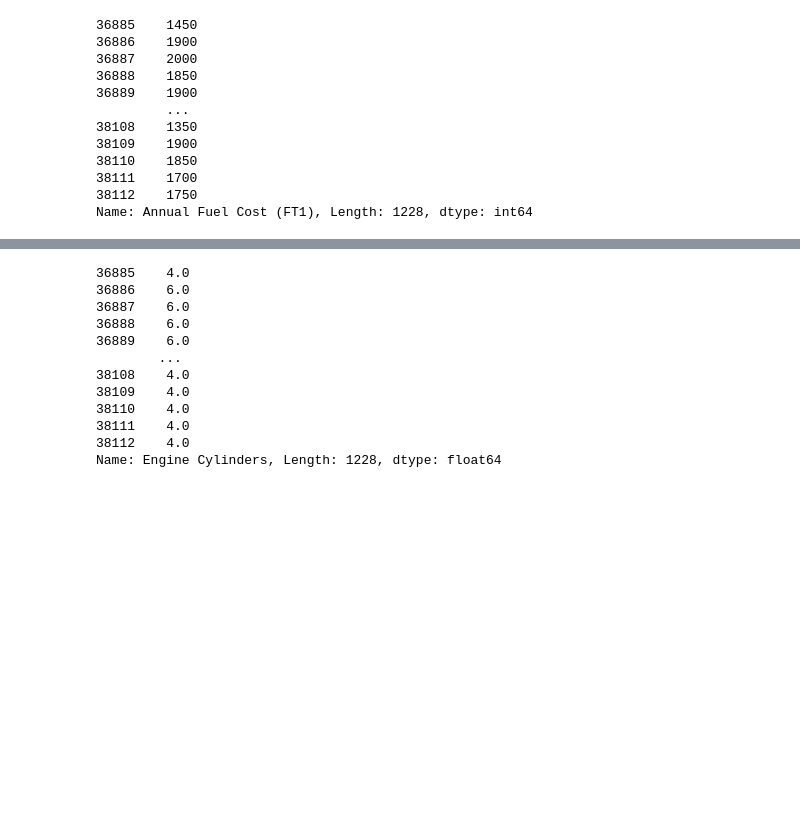
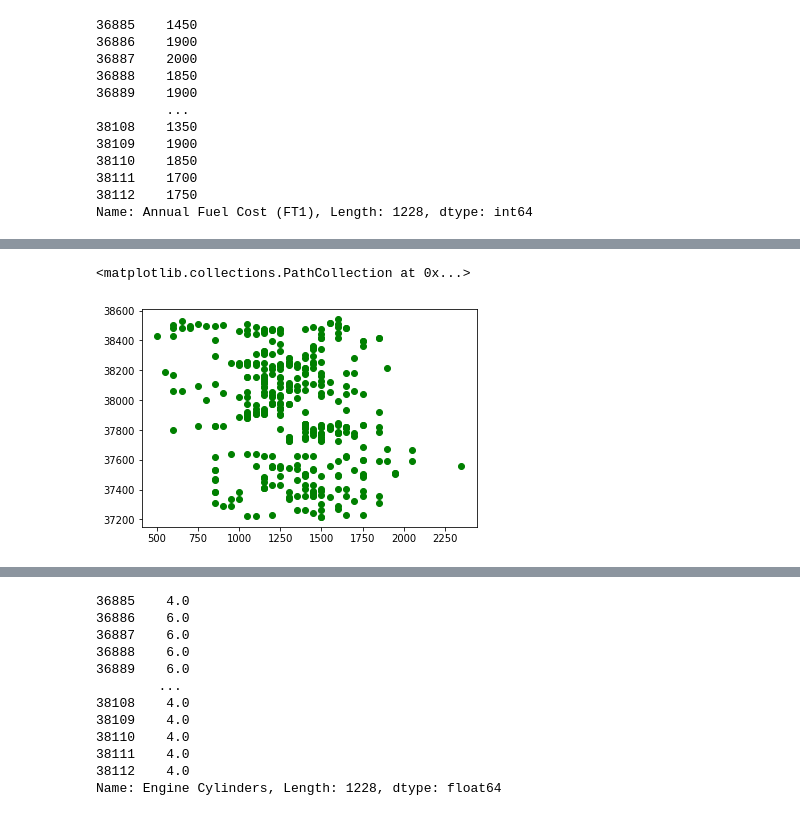
Before and after one commit to geraldwattsthethird/Fuel-Cost-Analysis, a Jupyter notebook: Fuel_Cost.ipynb, the cells around one changed output, grey strips where cells are left out. Drawn from its saved outputs; the diff is of its cells as text; code cells hidden in the pictures; blank space fills up the shorter version.

```diff
--- a/Fuel_Cost.ipynb
+++ b/Fuel_Cost.ipynb
@@ -397,0 +359,8 @@ Name: Drive, Length: 1228, dtype: object
+# %%
+drive_2017 = cleaned_data2.replace({'4-Wheel Drive' : 'All-Wheel Drive',
+                                 'Part-time 4-Wheel Drive': 'All-Wheel Drive'})
+drive_2017
+
+front = drive_2017.loc[drive_2017['Drive'] == 'Front-Wheel Drive']
+all_wh = drive_2017.loc[drive_2017['Drive'] == 'All-Wheel Drive']
+rear = drive_2017.loc[drive_2017['Drive'] == 'Rear-Wheel Drive']
@@ -397,0 +381,8 @@ Name: Drive, Length: 1228, dtype: object
+# %%
+#Front wheel drive
+f_fuel_cost = front['Annual Fuel Cost (FT1)']
+f_v_id =  front['Vehicle ID']
+plt.scatter(f_fuel_cost, f_v_id, color="green")
+# %% [output]
+<matplotlib.collections.PathCollection at 0x...>
+[figure, added]
```
Also changed, not shown: parts of 11 cells of this notebook.
